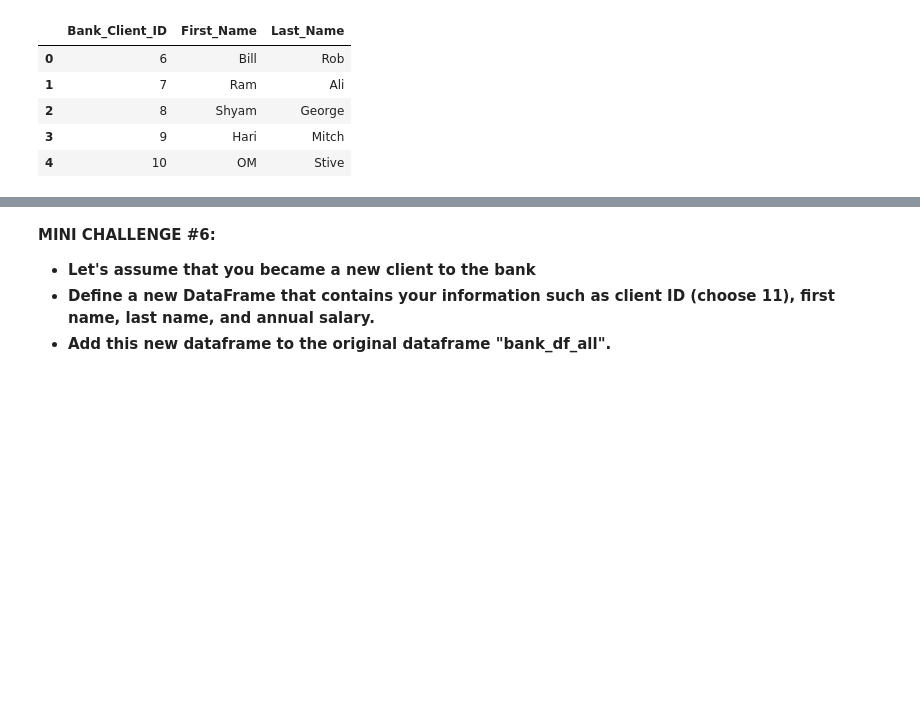
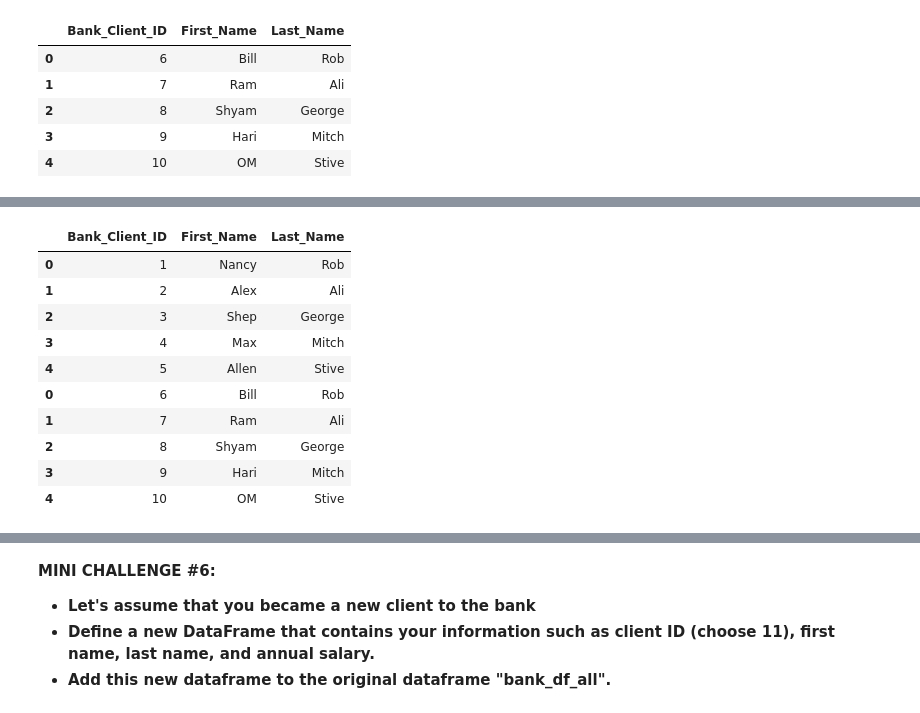
Before and after one commit to DhananjayKalaskar/financial_analysis, a Jupyter notebook: 8. Python 101 - Python Libraries for Data Analysis - Pandas Skeleton.ipynb, the cells around one changed output, grey strips where cells are left out. Cells and saved outputs as stored; diff of their text form; code cells hidden in the pictures; blank space fills up the shorter version.

```diff
--- a/8. Python 101 - Python Libraries for Data Analysis - Pandas Skeleton.ipynb
+++ b/8. Python 101 - Python Libraries for Data Analysis - Pandas Skeleton.ipynb
@@ -463,5 +473,19 @@ ValueError: All arrays must be of the same length
 # %%
 # Let's concatenate both dataframes #1 and #2
 # Note that we now have client IDs from 1 to 10
+bank_df_all=pd.concat([Bank_df_1,Bank_df_2])
+bank_df_all
+# %% [output]
+|  | Bank_Client_ID | First_Name | Last_Name |
+| 0 | 1 | Nancy | Rob |
+| 1 | 2 | Alex | Ali |
+| 2 | 3 | Shep | George |
+| 3 | 4 | Max | Mitch |
+| 4 | 5 | Allen | Stive |
+| 0 | 6 | Bill | Rob |
+| 1 | 7 | Ram | Ali |
+| 2 | 8 | Shyam | George |
+| 3 | 9 | Hari | Mitch |
+| 4 | 10 | OM | Stive |
 # %%
 # Let's merge all data on 'Bank Client ID'
```
Also changed, not shown: parts of 5 cells of this notebook.
